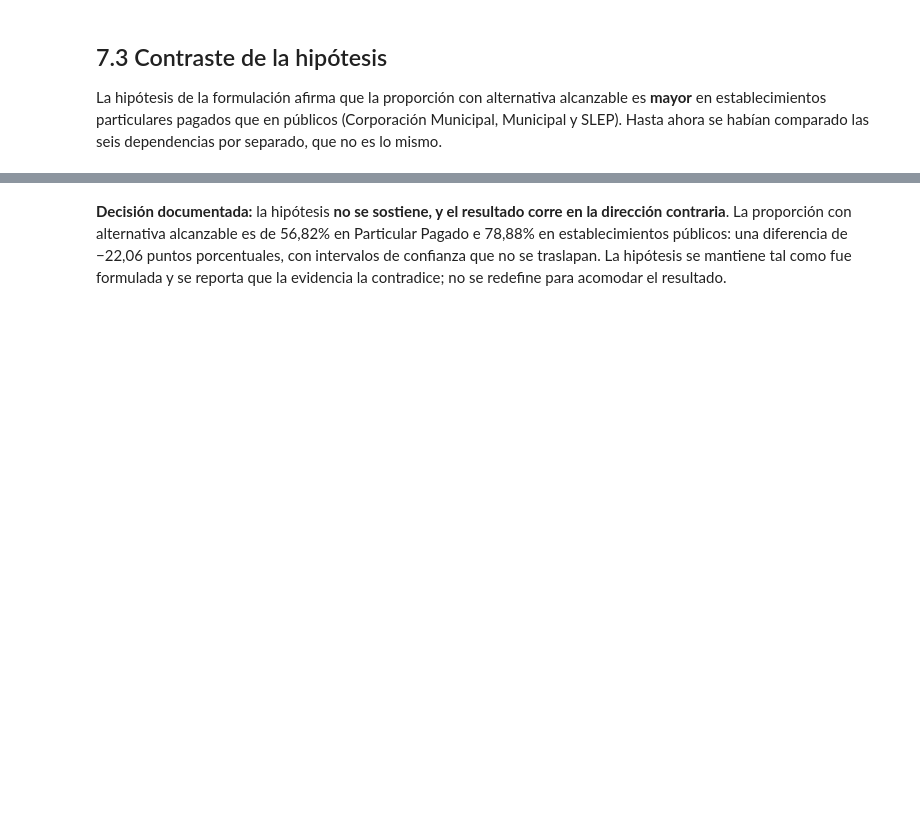
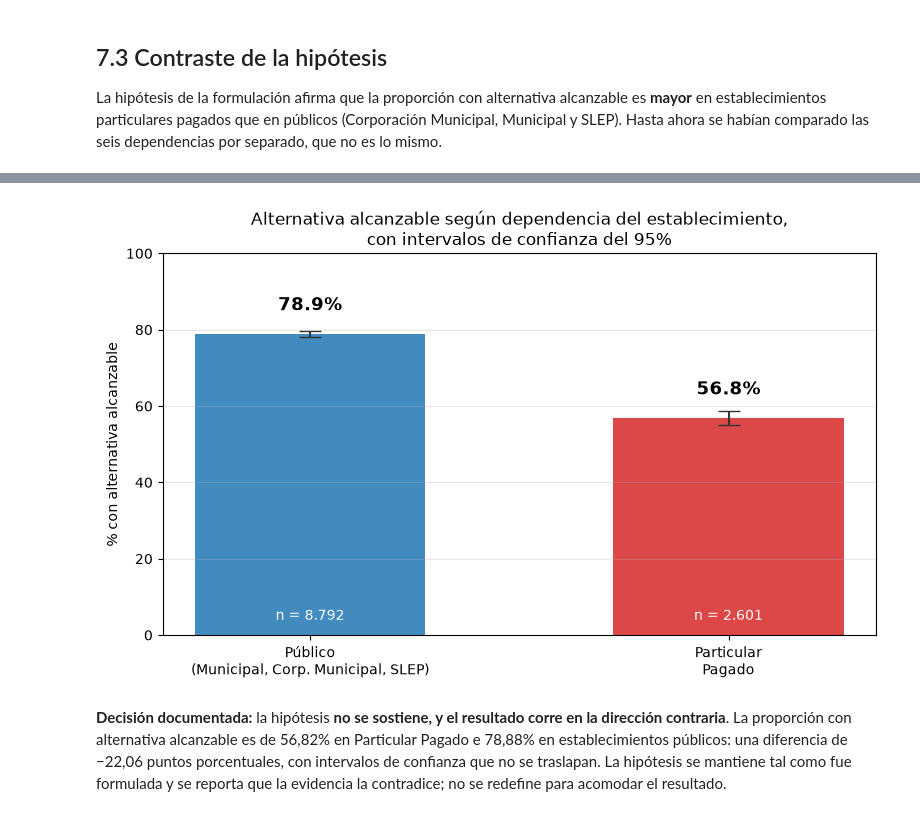
Before and after one commit to nicklichen/proyecto-paes-2026, a Jupyter notebook: notebooks/Contreras_Daniela-Nicklichen_Emanuel_Evaluacion_3_S7_Modelo.ipynb, the cells around one changed output, grey strips where cells are left out. Saved outputs shown, nothing was run; the diff lists cells and outputs as text; code cells hidden in the pictures; blank space fills up the shorter version.

Commit message:
Evaluacion 3: notebooks S6 y S7 ejecutados con outputs y graficos

```diff
--- a/notebooks/Contreras_Daniela-Nicklichen_Emanuel_Evaluacion_3_S7_Modelo.ipynb
+++ b/notebooks/Contreras_Daniela-Nicklichen_Emanuel_Evaluacion_3_S7_Modelo.ipynb
@@ -110,3 +136,33 @@ print(f"Test de dos proporciones: z = {z:.2f}, p = {p_valor:.2e}")
+# %%
+# Grafico del contraste: dos barras con sus intervalos. Se ordenan con Publico
+# primero para que la caida de Particular Pagado se lea de izquierda a derecha.
+grupos = ["Publico", "Part. Pagado"]
+etiquetas = ["Público\n(Municipal, Corp. Municipal, SLEP)", "Particular\nPagado"]
+
+valores = [tabla_hip.loc[g, "%"] for g in grupos]
+error_inf = [tabla_hip.loc[g, "%"] - tabla_hip.loc[g, "IC 95% inf"] for g in grupos]
+error_sup = [tabla_hip.loc[g, "IC 95% sup"] - tabla_hip.loc[g, "%"] for g in grupos]
+
+fig, ax = plt.subplots(figsize=(8, 5))
+barras = ax.bar(etiquetas, valores, color=["#1f77b4", "#d62728"], alpha=0.85, width=0.55)
+ax.errorbar(etiquetas, valores, yerr=[error_inf, error_sup],
+            fmt="none", ecolor="#333333", capsize=8, linewidth=1.5)
+
+ax.set_ylabel("% con alternativa alcanzable")
+ax.set_title("Alternativa alcanzable según dependencia del establecimiento,\ncon intervalos de confianza del 95%")
+ax.set_ylim(0, 100)
+ax.bar_label(barras, fmt="%.1f%%", padding=14, fontsize=13, fontweight="bold")
+
+# El n de cada grupo va dentro de la barra, para no competir con el porcentaje
+for i, grupo in enumerate(grupos):
+    ax.text(i, 4, f'n = {tabla_hip.loc[grupo, "N"]:,}'.replace(",", "."),
+            ha="center", color="white", fontsize=10)
+
+ax.grid(axis="y", alpha=0.3)
+plt.tight_layout()
+plt.show()
+# %% [output]
+[figure, added]
 # %% [markdown]
 **Decisión documentada:** la hipótesis **no se sostiene, y el resultado corre en la dirección contraria**. La proporción con alternativa alcanzable es de 56,82% en Particular Pagado e 78,88% en establecimientos públicos: una diferencia de −22,06 puntos porcentuales, con intervalos de confianza que no se traslapan. La hipótesis se mantiene tal como fue formulada y se reporta que la evidencia la contradice; no se redefine para acomodar el resultado.
 # %% [markdown]
```
Also changed, not shown: parts of 15 cells of this notebook, 1 other file.
